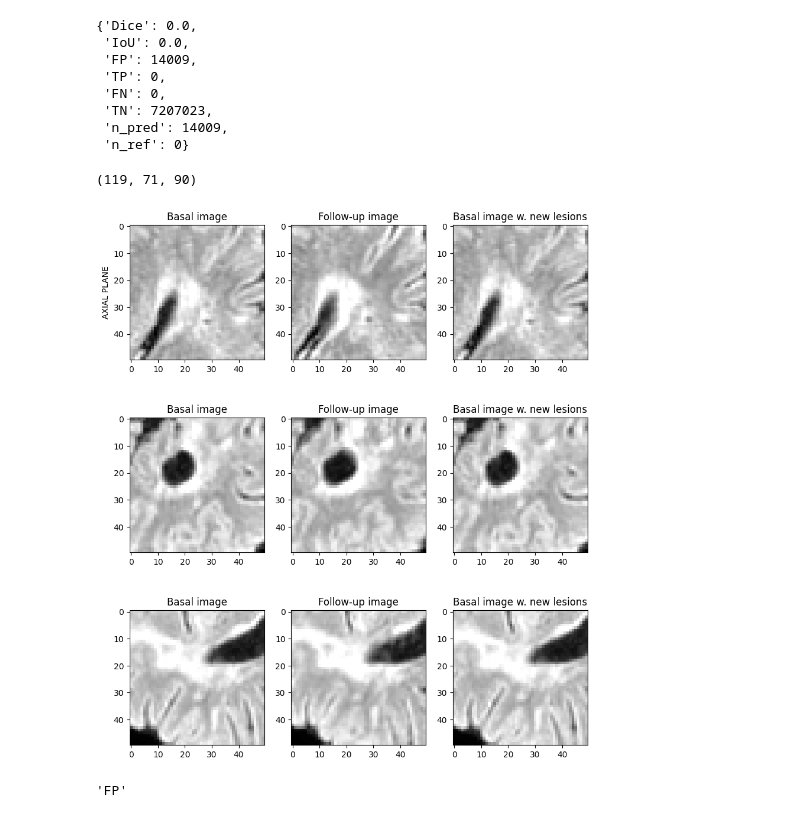
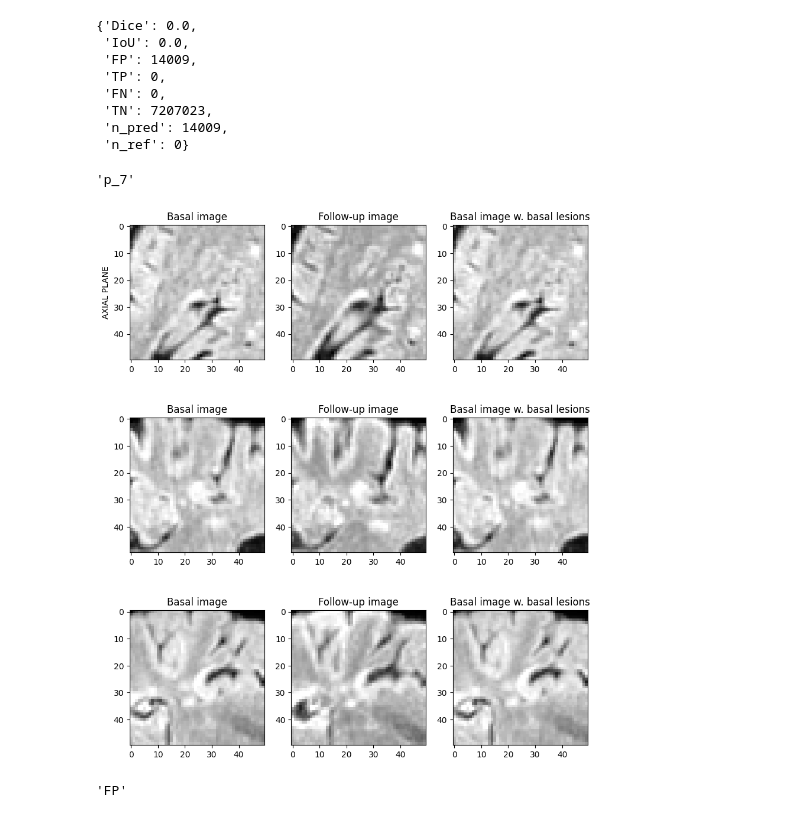
Before and after one commit to ander-elkoroaristizabal/nnunet-ms-segmentation, a Jupyter notebook: custom_scripts/F_evaluate_qualitative.ipynb, the cells around one changed output. Cells and saved outputs as stored; diff of their text form; code cells hidden in the pictures.

```diff
--- a/custom_scripts/F_evaluate_qualitative.ipynb
+++ b/custom_scripts/F_evaluate_qualitative.ipynb
@@ -124,11 +128,16 @@ IMAGES_SHAPE = sample_b_image.shape
 ### Visualizaciones de las imágenes y las máscaras:
 # %%
 def get_lesions_locations(labels, lesion_class: int):
-    lesion_locations = np.where(labels == lesion_class)
-    return [
-        (x, y, z) for x, y, z
-        in zip(lesion_locations[0], lesion_locations[1], lesion_locations[2])
-    ]
+    lesions_identified, n_lesions = label((labels == lesion_class).astype(int),
+                                          structure=np.ones(shape=(3, 3, 3)))
+    lesions2locations = dict()
+    for lesion_id in range(1, n_lesions + 1):
+        lesion_locations = np.where(lesions_identified == lesion_id)
+        lesions2locations[lesion_id] = [
+            (x, y, z) for x, y, z
+            in zip(lesion_locations[0], lesion_locations[1], lesion_locations[2])
+        ]
+    return lesions2locations
 # %%
 def get_lesion_confusion_array(labels, predictions, lesion_class: int, masked: bool):
     confusion_array = np.zeros(labels.shape)
@@ -183,7 +192,7 @@ def plot_basal_lesion(b_im, fu_im, labels, central_voxel=None, patch_size: int =
     # Basal w. Mask
     _ = r1[2].imshow(b_im[s_zoom], cmap='gray')
     _ = r1[2].imshow(only_basal_lesions[s_zoom], cmap="autumn")
-    r1[2].set_title('Basal image w. new lesions')
+    r1[2].set_title('Basal image w. basal lesions')
     # Follow up
     _ = r1[1].imshow(fu_im[s_zoom], cmap='gray')
     r1[1].set_title('Follow-up image')
@@ -196,7 +205,7 @@ def plot_basal_lesion(b_im, fu_im, labels, central_voxel=None, patch_size: int =
     # Basal w mask:
     _ = r2[2].imshow(b_im[c_zoom], cmap='gray')
     _ = r2[2].imshow(only_basal_lesions[c_zoom], cmap="autumn")
-    r2[2].set_title('Basal image w. new lesions')
+    r2[2].set_title('Basal image w. basal lesions')
     # Follow up
     _ = r2[1].imshow(fu_im[c_zoom], cmap='gray')
     r2[1].set_title('Follow-up image')
@@ -209,26 +218,29 @@ def plot_basal_lesion(b_im, fu_im, labels, central_voxel=None, patch_size: int =
     # Basal with mask
     _ = r3[2].imshow(b_im[a_zoom], cmap='gray')
     _ = r3[2].imshow(only_basal_lesions[a_zoom], cmap="autumn")
-    r3[2].set_title('Basal image w. new lesions')
+    r3[2].set_title('Basal image w. basal lesions')
     # Follow up
     _ = r3[1].imshow(fu_im[a_zoom], cmap='gray')
     r3[1].set_title('Follow-up image')
     return f
 # %%
-true_basal_lesion_locations = get_lesions_locations(labels=sample_labels, lesion_class=1)
-pred_basal_lesion_locations = get_lesions_locations(labels=sample_predictions, lesion_class=1)
-basal_lesion_locations = true_basal_lesion_locations + pred_basal_lesion_locations
+true_basal_lesion_locations = {f"t_{lesion_id}": value for lesion_id, value
+                               in get_lesions_locations(labels=sample_labels, lesion_class=1).items()}
+pred_basal_lesion_locations = {f"p_{lesion_id}": value for lesion_id, value
+                               in get_lesions_locations(labels=sample_predictions, lesion_class=1).items()}
+basal_lesion_locations = true_basal_lesion_locations | pred_basal_lesion_locations
-# %%
-sample_basal_lesion_idx = np.random.choice(np.arange(len(basal_lesion_locations)))
-sample_basal_lesion = basal_lesion_locations[sample_basal_lesion_idx]
-sample_basal_lesion
-# %% [output]
-(119, 71, 90)
+# %%
+sample_basal_lesion = random.choice(list(basal_lesion_locations.keys()))
+sample_basal_lesion_central_voxel = random.choice(basal_lesion_locations[sample_basal_lesion])
+sample_basal_lesion
+# %% [output]
+'p_7'
 # %%
 _ = plot_basal_lesion(b_im=sample_b_image, fu_im=sample_fu_image, labels=sample_labels,
-                      central_voxel=sample_basal_lesion, patch_size=25)
+                      central_voxel=sample_basal_lesion_central_voxel,
+                      patch_size=25)
 # %% [output]
-[figure, old version]
+[figure, new version]
 # %%
 basal_lesion_confusions = get_lesion_confusion_array(labels=sample_labels, predictions=sample_predictions,
                                                      lesion_class=1, masked=True)
```
Also changed, not shown: parts of 12 cells of this notebook.
